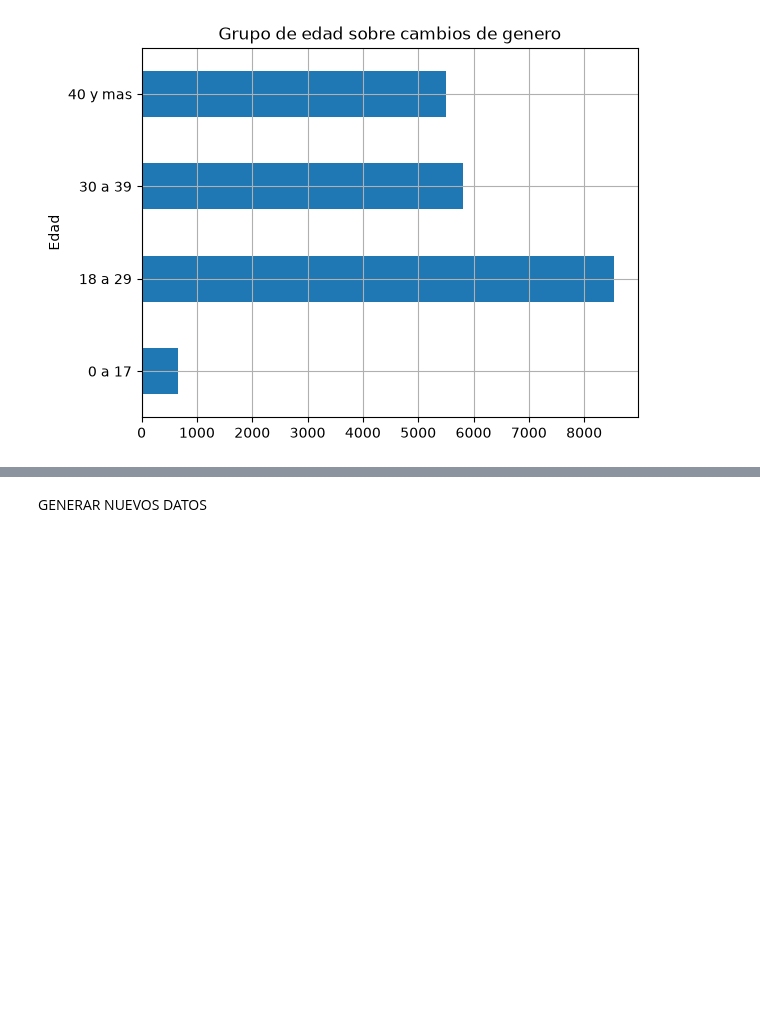
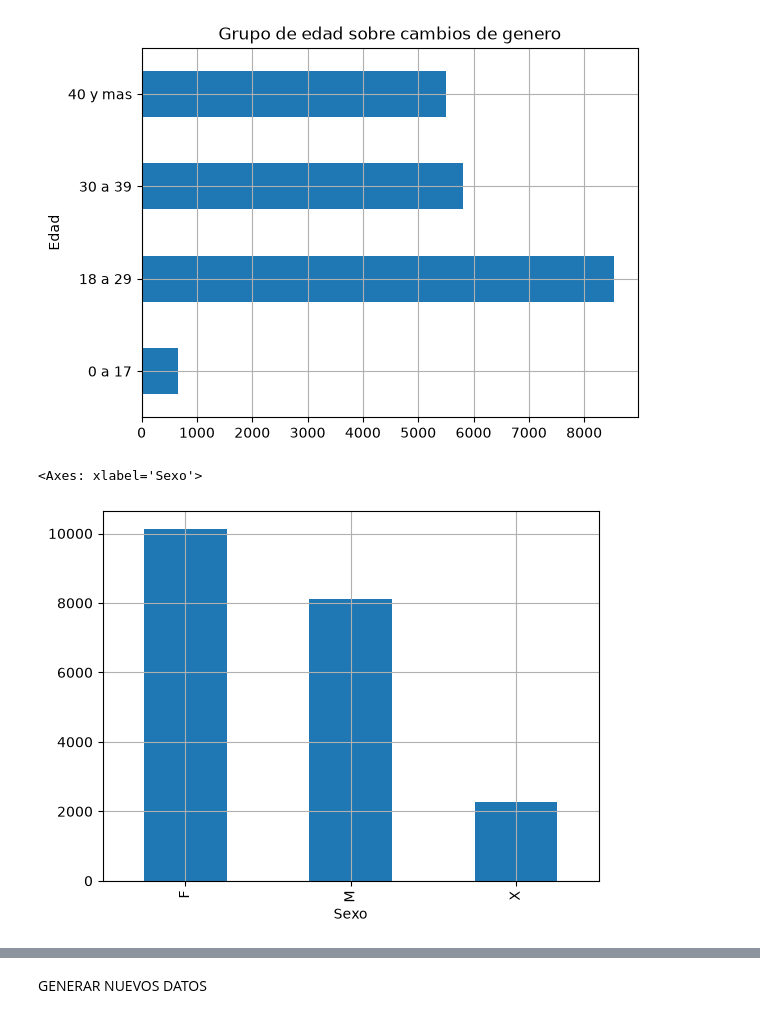
Before and after one commit to TomasVerniano/ANALISIS_POBLACION_ARGENTINA_AED, a Jupyter notebook: cambios_genero.ipynb, the cells around one changed output, grey strips where cells are left out. Drawn from its saved outputs; the diff is of its cells as text; code cells hidden in the pictures; blank space fills up the shorter version.

```diff
--- a/cambios_genero.ipynb
+++ b/cambios_genero.ipynb
@@ -74,3 +74,9 @@ cambios_genero_edad_total.plot(kind='barh', x='edad_actual_grandes_grupos', ylab
 # %% [output]
 <Axes: title={'center': 'Grupo de edad sobre cambios de genero'}, ylabel='Edad'>
 [figure]
+# %%
+cambios_genero_sexo = cambios_genero_edad.groupby('genero')['cantidad'].sum()
+cambios_genero_sexo.plot(kind='bar', xlabel='Sexo', grid=True)
+# %% [output]
+<Axes: xlabel='Sexo'>
+[figure, added]
```
Also changed, not shown: parts of 2 cells of this notebook, 2 other files.
